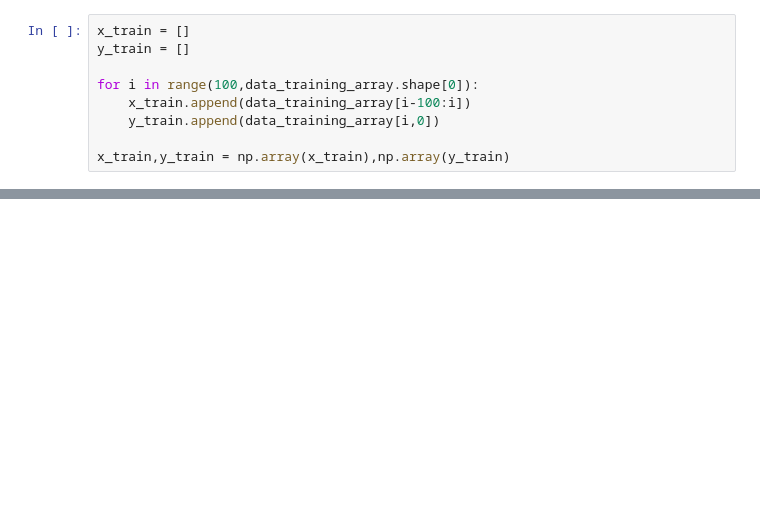
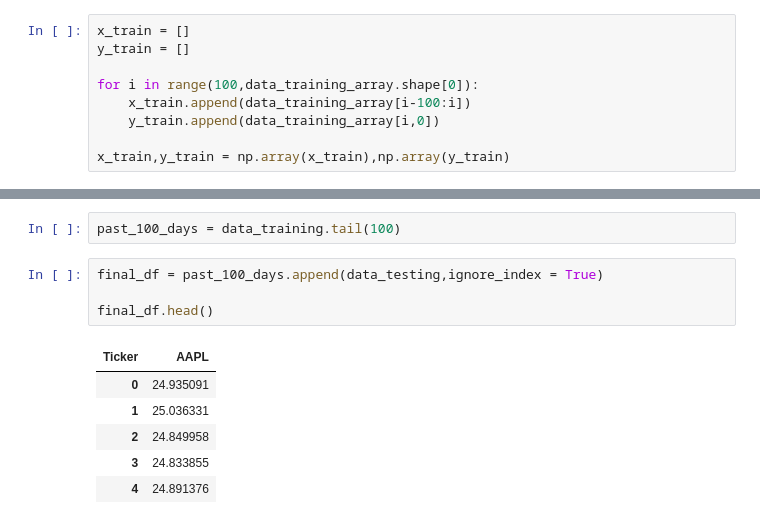
Before and after one commit to satwika-55/Stock-Trend-Predictor, a Jupyter notebook: main.ipynb, the cells around one changed output, grey strips where cells are left out. Saved outputs shown, nothing was run; the diff lists cells and outputs as text; blank space fills up the shorter version.

```diff
--- a/main.ipynb
+++ b/main.ipynb
@@ -184,0 +250,13 @@ ValueError: numpy.dtype size changed, may indicate binary incompatibility. Expec
+# %%
+past_100_days = data_training.tail(100)
+# %%
+final_df = past_100_days.append(data_testing,ignore_index = True)
+
+final_df.head()
+# %% [output]
+| Ticker | AAPL |
+| 0 | 24.935091 |
+| 1 | 25.036331 |
+| 2 | 24.849958 |
+| 3 | 24.833855 |
+| 4 | 24.891376 |
```
Also changed, not shown: parts of 22 cells of this notebook, 2 other files.
